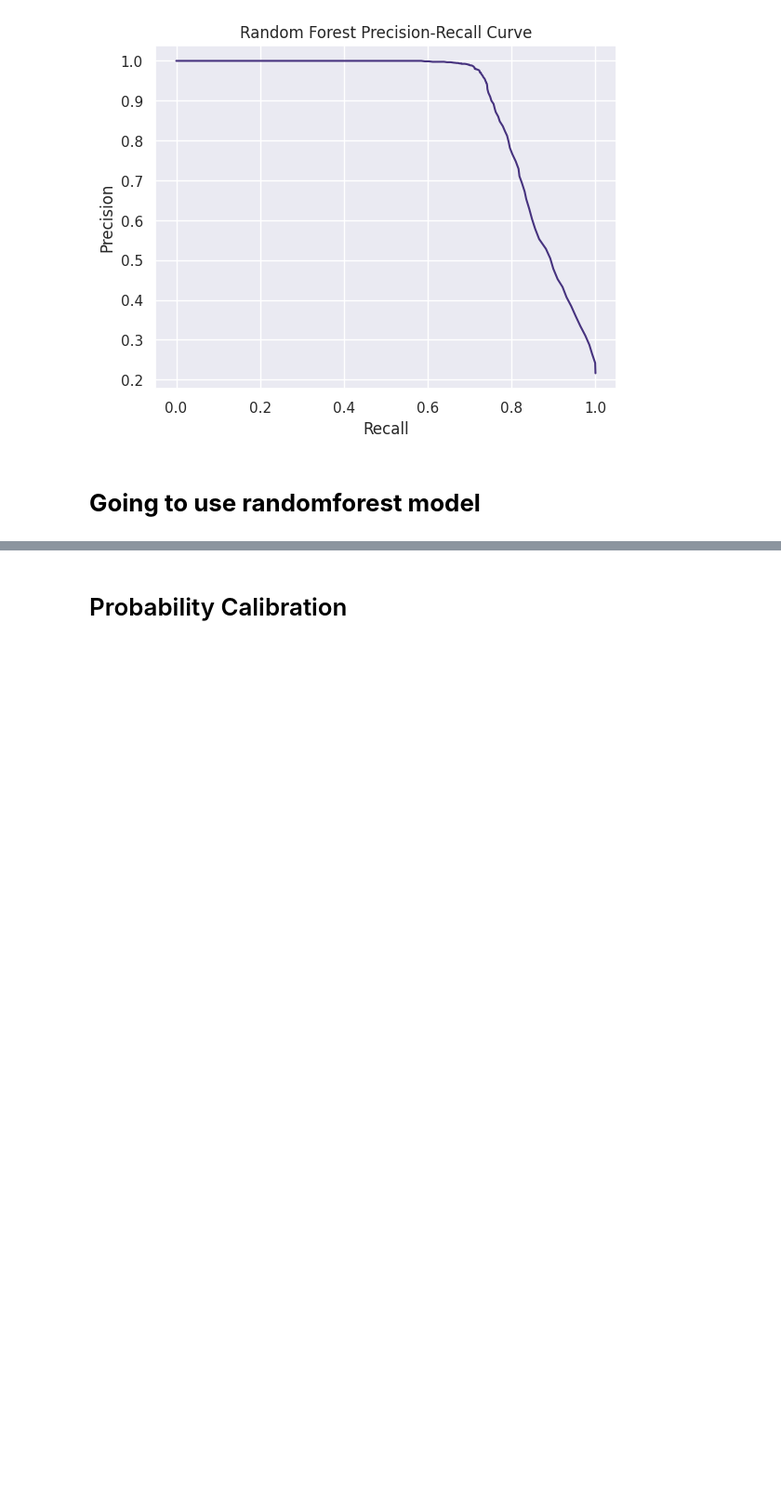
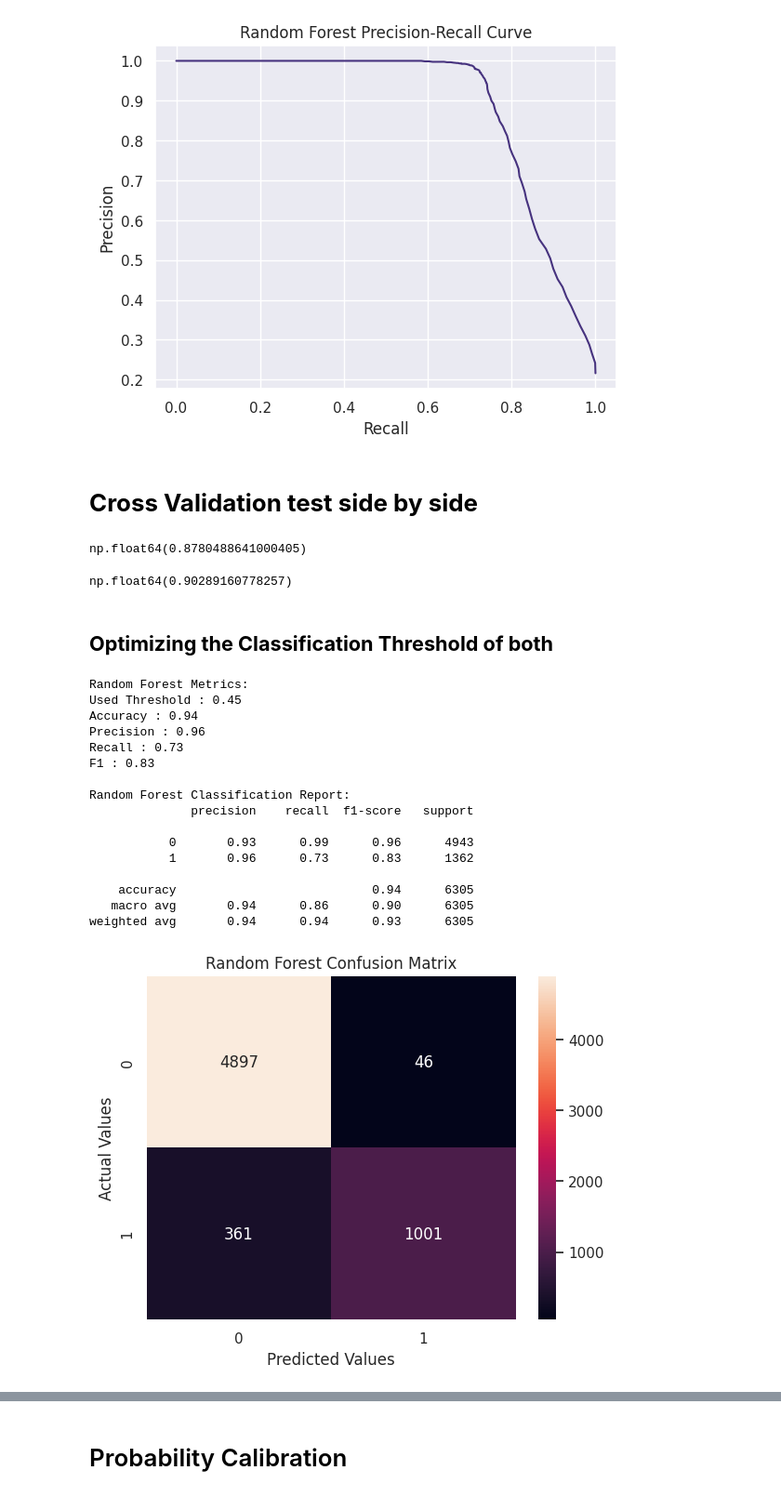
Before and after one commit to code-with-ayyan/credit-risk-assesment, a Jupyter notebook: main.ipynb, the cells around one changed output, grey strips where cells are left out. Shown at 93% size. Drawn from its saved outputs; the diff is of its cells as text; code cells hidden in the pictures; blank space fills up the shorter version.

```diff
--- a/main.ipynb
+++ b/main.ipynb
@@ -280,10 +280,10 @@ def evaluate_model(model_name, model, X_test, y_test, threshold=None):
 
   y_pred_prob = model.predict_proba(X_test)[:,1]
 
-  if threshold:
-    y_pred = (y_pred_prob > threshold).astype(int)
+  if threshold is not None:
+      y_pred = (y_pred_prob >= threshold).astype(int)
   else:
-    y_pred = model.predict(X_test)
+      y_pred = model.predict(X_test)
 
 
   accuracy     = accuracy_score(y_test, y_pred)
@@ -471,21 +471,53 @@ Random Forest Classification Report:
 weighted avg       0.94      0.94      0.93      6305
 [figure]
 [figure]
-# %% [markdown]
-# **Going to use randomforest model**
+# %% [markdown]
+# **Cross Validation test side by side**
+# %%
+from sklearn.model_selection import cross_val_score
+
+cv = cross_val_score(rf_model, X_train, y_train, cv=5, scoring="average_precision", n_jobs=-1)
+cv.mean()
+# %% [output]
+np.float64(0.8780488641000405)
+# %%
+cv = cross_val_score(xg_model, X_train, y_train, cv=5, scoring="average_precision", n_jobs=-1)
+cv.mean()
+# %% [output]
+np.float64(0.90289160778257)
+# %% [markdown]
+## **Optimizing the Classification Threshold of both**
 # %%
-# prob = xg_model.predict_proba(X_test)[:, 1]
+prob = rf_model.predict_proba(X_test)[:, 1]
 
-# #For each threshold calculate Precision and Recall
-# precisions, recalls , thresholds = precision_recall_curve(y_test, prob)
+#For each threshold calculate Precision and Recall
+precisions, recalls , thresholds = precision_recall_curve(y_test, prob)
 
 
-# #Calculate F1 score for each threshold
-# f1 = 2 * (precisions-recalls) / (precisions + recalls + 1e-9)
+#Calculate F1 score for each threshold
+f1 = 2 * (precisions*recalls) / (precisions + recalls + 1e-9)
 
-# #Get the threshold that produces the highest f1-score
-# best = np.argmax(f1[:-1])
-# best_threshold = thresholds[best]
+#Get the threshold that produces the highest f1-score
+best = np.argmax(f1[:-1])
+best_threshold = thresholds[best]
 
 
-# evaluate_model("Random Forest", rf_model, X_test, y_test, best_threshold)
+evaluate_model("Random Forest", rf_model, X_test, y_test, best_threshold)
+# %% [output]
+Random Forest Metrics:
+Used Threshold : 0.45
+Accuracy : 0.94
+Precision : 0.96
+Recall : 0.73
+F1 : 0.83
+
+Random Forest Classification Report:
+              precision    recall  f1-score   support
+
+           0       0.93      0.99      0.96      4943
+           1       0.96      0.73      0.83      1362
+
+    accuracy                           0.94      6305
+   macro avg       0.94      0.86      0.90      6305
+weighted avg       0.94      0.94      0.93      6305
+[figure, added]
```
Also changed, not shown: parts of 21 cells of this notebook.
